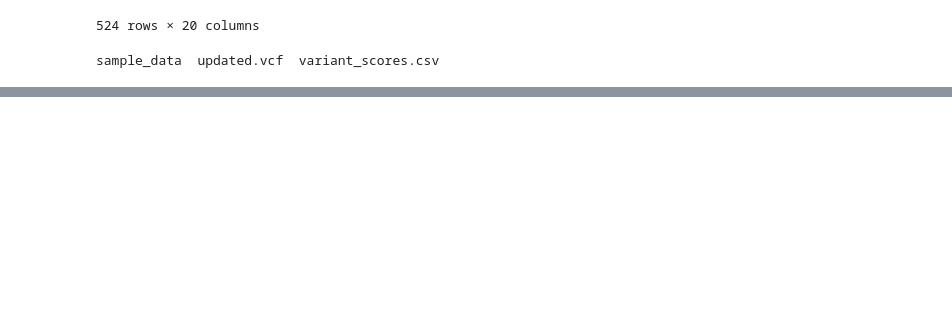
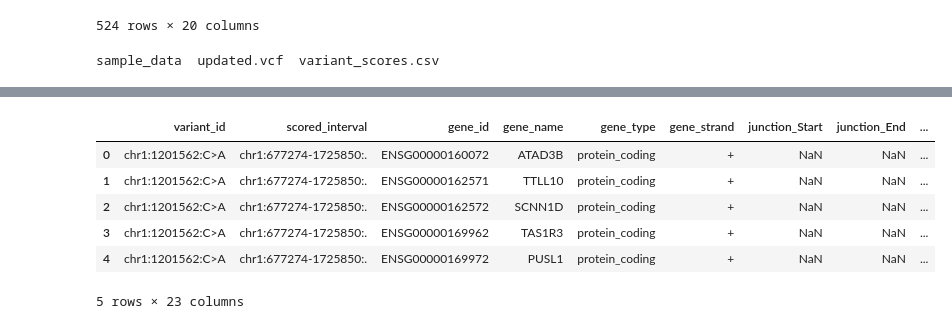
Before and after one commit to AnaghaMKrishna/AlphaGenome, a Jupyter notebook: colabs/vcf_to_rna_exp.ipynb, the cells around one changed output, grey strips where cells are left out. Cells and saved outputs as stored; diff of their text form; code cells hidden in the pictures; blank space fills up the shorter version.

```diff
--- a/colabs/vcf_to_rna_exp.ipynb
+++ b/colabs/vcf_to_rna_exp.ipynb
@@ -332,3 +332,7 @@ chr1:1201562:C>A,chr1:677274-1725850:.,ENSG00000176022,B3GALT6,protein_coding,+,
 chr1:1201562:C>A,chr1:677274-1725850:.,ENSG00000177757,FAM87B,lncRNA,+,,,RNA_SEQ,GeneMaskLFCScorer(requested_output=RNA_SEQ),CL:0000047 polyA plus RNA-seq,+,polyA plus RNA-seq,CL:0000047,neuronal stem ...
 chr1:1201562:C>A,chr1:677274-1725850:.,ENSG00000179403,VWA1,protein_coding,+,,,RNA_SEQ,GeneMaskLFCScorer(requested_output=RNA_SEQ),CL:0000047 polyA plus RNA-seq,+,polyA plus RNA-seq,CL:0000047,neurona ...
 chr1:1201562:C>A,chr1:677274-1725850:.,ENSG00000187583,PLEKHN1,protein_coding,+,,,RNA_SEQ,GeneMaskLFCScorer(requested_output=RNA_SEQ),CL:0000047 polyA plus RNA-seq,+,polyA plus RNA-seq,CL:0000047,neur ...
+# %%
+variant_df = pd.read_csv('variant_scores.csv')
+variant_df.head()
+# %% [output]
@@ -334,0 +340,7 @@ chr1:1201562:C>A,chr1:677274-1725850:.,ENSG00000187583,PLEKHN1,protein_coding,+,
+|  | variant_id | scored_interval | gene_id | gene_name | gene_type | gene_strand | junction_Start | junction_End | ... |
+| 0 | chr1:1201562:C>A | chr1:677274-1725850:. | ENSG00000160072 | ATAD3B | protein_coding | + | NaN | NaN | ... |
+| 1 | chr1:1201562:C>A | chr1:677274-1725850:. | ENSG00000162571 | TTLL10 | protein_coding | + | NaN | NaN | ... |
+| 2 | chr1:1201562:C>A | chr1:677274-1725850:. | ENSG00000162572 | SCNN1D | protein_coding | + | NaN | NaN | ... |
+| 3 | chr1:1201562:C>A | chr1:677274-1725850:. | ENSG00000169962 | TAS1R3 | protein_coding | + | NaN | NaN | ... |
+| 4 | chr1:1201562:C>A | chr1:677274-1725850:. | ENSG00000169972 | PUSL1 | protein_coding | + | NaN | NaN | ... |
+5 rows × 23 columns
```
Also changed, not shown: parts of 6 cells of this notebook.
